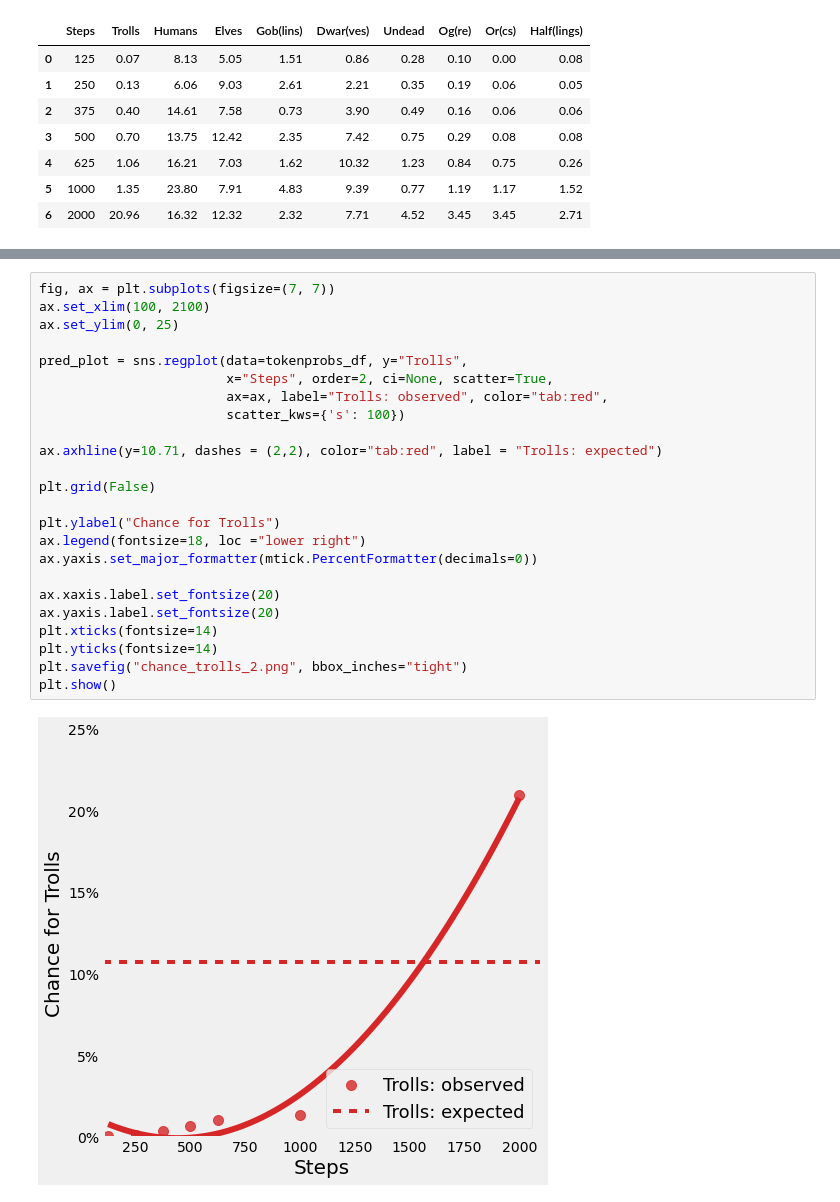
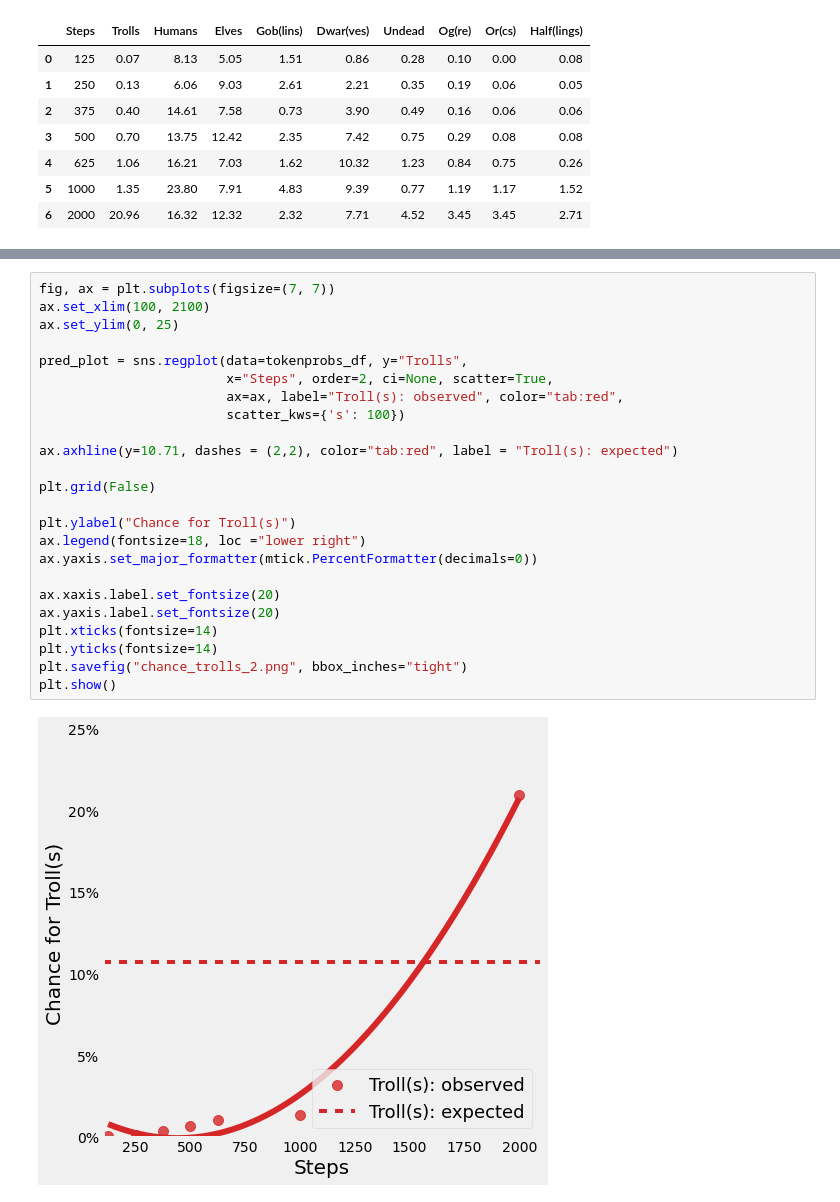
Before and after one commit to TravelingRobot/NAI_Community_Research, a Jupyter notebook: module_studies/fb_encounters/FB Encounters.ipynb, the cells around one changed output, grey strips where cells are left out. Saved outputs shown, nothing was run; the diff lists cells and outputs as text.

```diff
--- a/module_studies/fb_encounters/FB Encounters.ipynb
+++ b/module_studies/fb_encounters/FB Encounters.ipynb
@@ -292,29 +292,29 @@ plt.show()
 # %%
 fig, ax = plt.subplots(figsize=(7, 7))
 ax.set_xlim(100, 2100)
 ax.set_ylim(0, 25)
 
 pred_plot = sns.regplot(data=tokenprobs_df, y="Trolls",
                         x="Steps", order=2, ci=None, scatter=True,
-                        ax=ax, label="Trolls: observed", color="tab:red",
+                        ax=ax, label="Troll(s): observed", color="tab:red",
                         scatter_kws={'s': 100})
 
-ax.axhline(y=10.71, dashes = (2,2), color="tab:red", label = "Trolls: expected")
+ax.axhline(y=10.71, dashes = (2,2), color="tab:red", label = "Troll(s): expected")
 
 plt.grid(False)
 
-plt.ylabel("Chance for Trolls")
+plt.ylabel("Chance for Troll(s)")
 ax.legend(fontsize=18, loc ="lower right")
 ax.yaxis.set_major_formatter(mtick.PercentFormatter(decimals=0))
 
 ax.xaxis.label.set_fontsize(20)
 ax.yaxis.label.set_fontsize(20)
 plt.xticks(fontsize=14)
 plt.yticks(fontsize=14)
 plt.savefig("chance_trolls_2.png", bbox_inches="tight")
 plt.show()
 # %% [output]
-[figure, old version]
+[figure, new version]
 # %%
 fig, ax = plt.subplots(figsize=(7, 7))
 ax.set_xlim(100, 2100)
```
Also changed, not shown: parts of 4 cells of this notebook, 9 other files.
